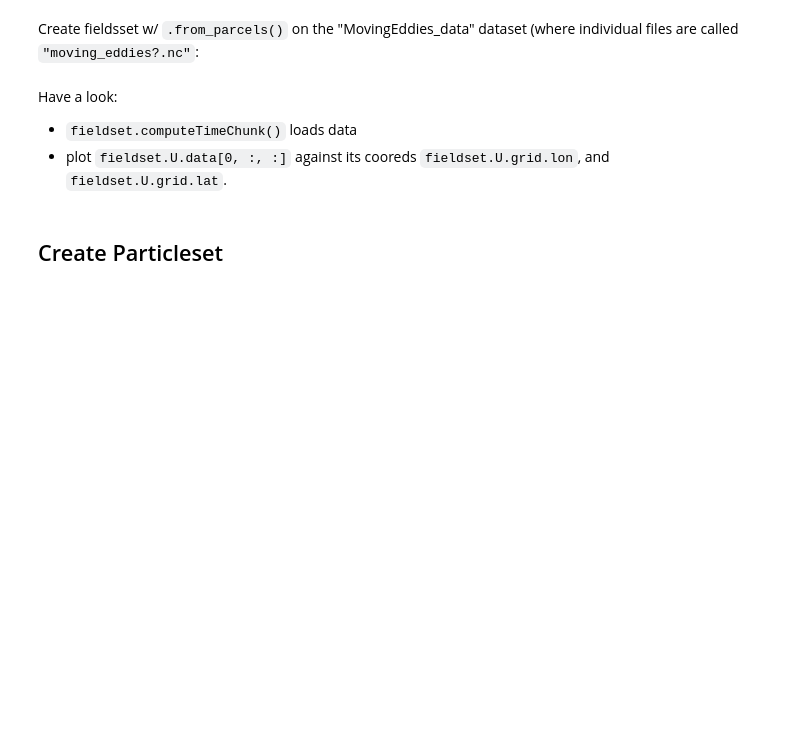
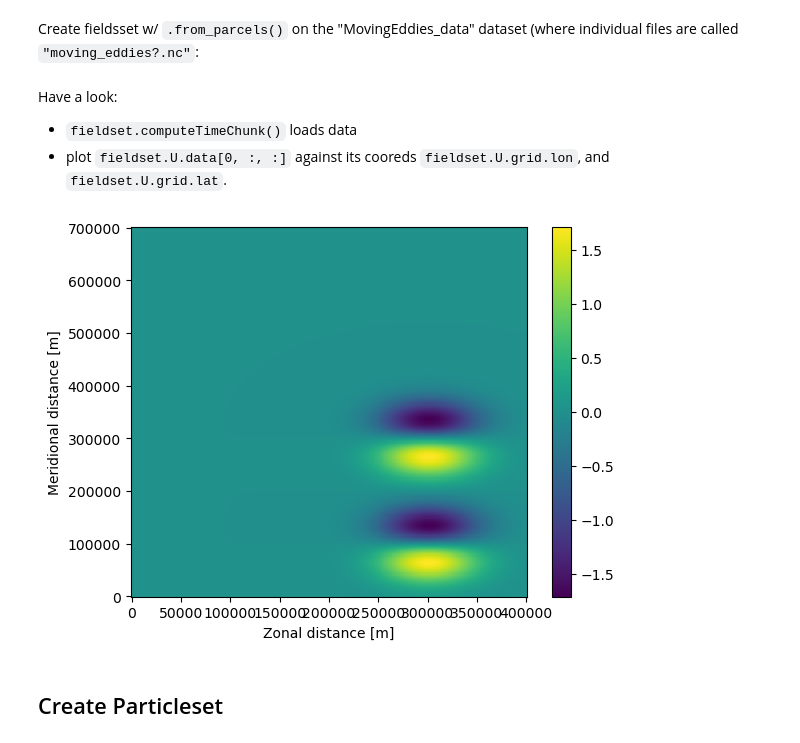
Before and after one commit to geomar-od-lagrange/2024-10_parcels-workshop, a Jupyter notebook: notebooks/010_quickstart_idealised_currents.ipynb, the cells around one changed output. Saved outputs shown, nothing was run; the diff lists cells and outputs as text; code cells hidden in the pictures; blank space fills up the shorter version.

```diff
--- a/notebooks/010_quickstart_idealised_currents.ipynb
+++ b/notebooks/010_quickstart_idealised_currents.ipynb
@@ -17,10 +18,24 @@ We need to import `parcels` itself along with `matplotlib`, `xarray`, and `datet
 We'll let two particles in an idealised velocity field run forward for 6 days and then backward again.
 # %% [markdown]
 Create fieldsset w/ `.from_parcels()` on the "MovingEddies_data" dataset (where individual files are called `"moving_eddies?.nc"`:
+# %%
+example_dataset_folder = parcels.download_example_dataset("MovingEddies_data")
+
+fieldset = parcels.FieldSet.from_parcels(f"{example_dataset_folder}/moving_eddies")
 # %% [markdown]
 Have a look:
 - `fieldset.computeTimeChunk()` loads data
 - plot `fieldset.U.data[0, :, :]` against its cooreds `fieldset.U.grid.lon`, and `fieldset.U.grid.lat`.
+# %%
+fieldset.computeTimeChunk()
+
+plt.pcolormesh(fieldset.U.grid.lon, fieldset.U.grid.lat, fieldset.U.data[0, :, :])
+plt.xlabel("Zonal distance [m]")
+plt.ylabel("Meridional distance [m]")
+plt.colorbar()
+plt.show()
+# %% [output]
+[figure, added]
 # %% [markdown]
 ## Create Particleset
 # %% [markdown]
```
Also changed, not shown: parts of 21 cells of this notebook, 17 other files.
